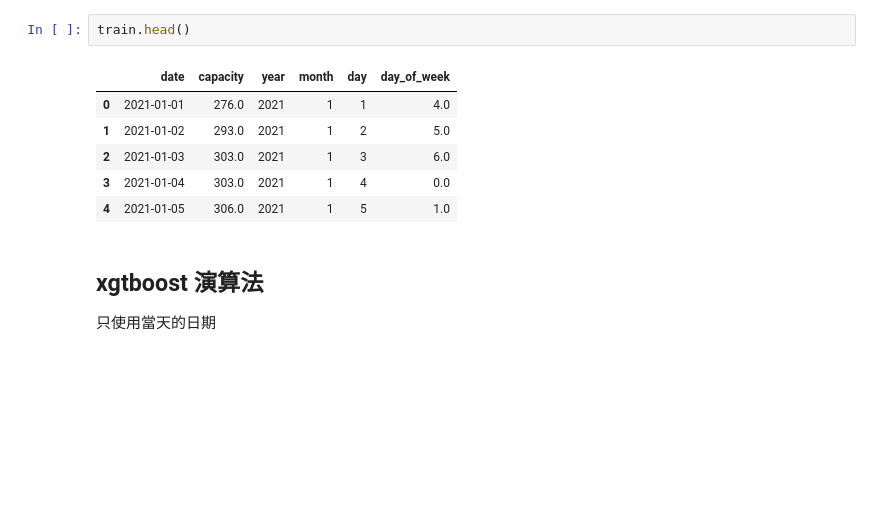
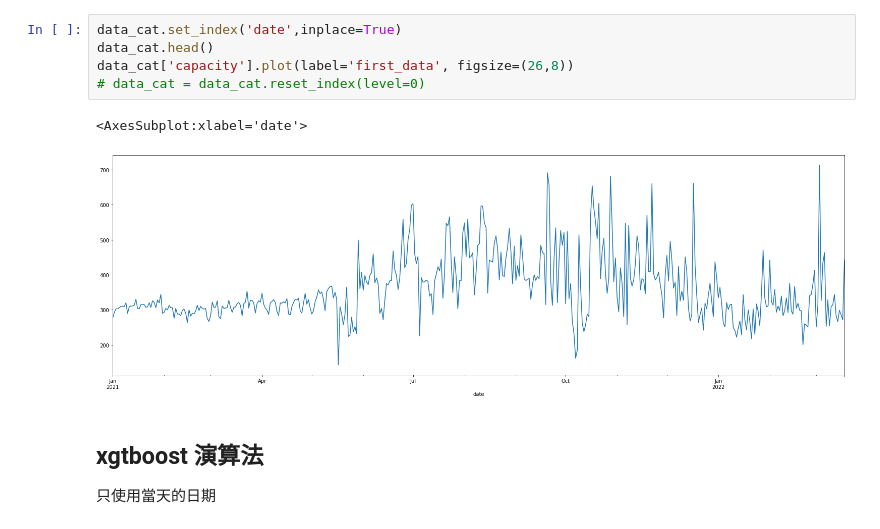
Before and after one commit to How-Wang/Electricity_Forecasting, a Jupyter notebook: DSAI_HW1_Electricity_Forecasting.ipynb, the cells around one changed output. Saved outputs shown, nothing was run; the diff lists cells and outputs as text; blank space fills up the shorter version.

```diff
--- a/DSAI_HW1_Electricity_Forecasting.ipynb
+++ b/DSAI_HW1_Electricity_Forecasting.ipynb
@@ -59,15 +64,14 @@ A value is trying to be set on a copy of a slice from a DataFrame
 
 See the caveats in the documentation: https://pandas.pydata.org/pandas-docs/stable/user_guide/indexing.html#returning-a-view-versus-a-copy
   past_data['capacity'][index] /= 10
-# %%
-train.head()
-# %% [output]
-|  | date | capacity | year | month | day | day_of_week |
-| 0 | 2021-01-01 | 276.0 | 2021 | 1 | 1 | 4.0 |
-| 1 | 2021-01-02 | 293.0 | 2021 | 1 | 2 | 5.0 |
-| 2 | 2021-01-03 | 303.0 | 2021 | 1 | 3 | 6.0 |
-| 3 | 2021-01-04 | 303.0 | 2021 | 1 | 4 | 0.0 |
-| 4 | 2021-01-05 | 306.0 | 2021 | 1 | 5 | 1.0 |
+# %%
+data_cat.set_index('date',inplace=True)
+data_cat.head()
+data_cat['capacity'].plot(label='first_data', figsize=(26,8))
+# data_cat = data_cat.reset_index(level=0)
+# %% [output]
+<AxesSubplot:xlabel='date'>
+[figure, added]
 # %% [markdown]
 ## xgtboost 演算法
 只使用當天的日期
```
Also changed, not shown: parts of 11 cells of this notebook.
